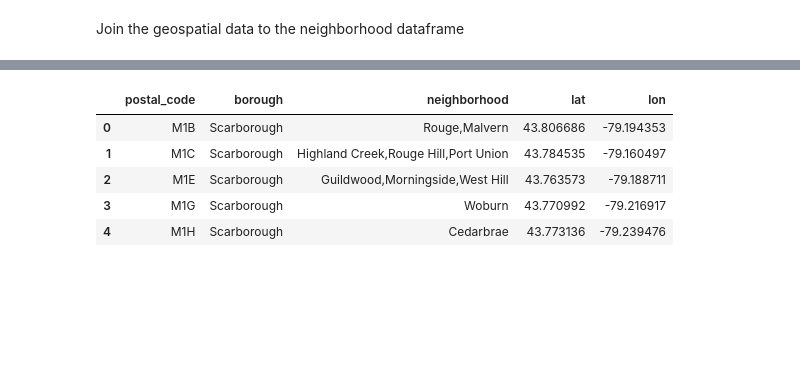
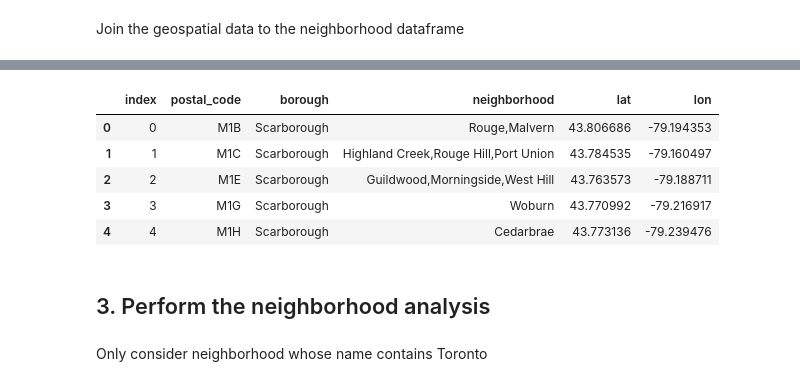
Before and after one commit to tungvs1486/coursera_capstone, a Jupyter notebook: Applied DS capstone - Week 2/Applied DS capstone - Week 2.ipynb, the cells around one changed output, grey strips where cells are left out. Drawn from its saved outputs; the diff is of its cells as text; code cells hidden in the pictures; blank space fills up the shorter version.

```diff
--- a/Applied DS capstone - Week 2/Applied DS capstone - Week 2.ipynb
+++ b/Applied DS capstone - Week 2/Applied DS capstone - Week 2.ipynb
@@ -25,6 +25,6 @@ for row in rows:
 Generate the dataframe
 # %%
 df = pd.DataFrame(data)
-df.columns = ['postcode', 'borough', 'neighborhood']
+df.columns = ['postal_code', 'borough', 'neighborhood']
 df.head()
 # %% [output]
@@ -77,6 +77,5 @@ df_2[df_2.postcode == 'M5A'].head()
 | 4 | M5A | Downtown Toronto | Harbourfront |
 | 5 | M5A | Downtown Toronto | Regent Park |
 # %%
-df_group = pd.DataFrame(df_2.groupby(['postcode', 'borough'])['neighborhood'].apply(lambda x: ','.join(x)))
-df_group.reset_index(inplace=True)
+df_group_neighborhood = pd.DataFrame(df_2.groupby(['postal_code', 'borough'])['neighborhood'].apply(lambda x: ','.join(x))).reset_index()
 # %%
@@ -129,7 +129,3 @@ df_geo.head()
 | 2 | M1E | 43.763573 | -79.188711 |
 | 3 | M1G | 43.770992 | -79.216917 |
 | 4 | M1H | 43.773136 | -79.239476 |
-# %%
-df_geo.columns = ['postal_code', 'lat', 'lon']
-df_geo.set_index(['postal_code'], inplace=True)
-df_geo.head()
@@ -161,9 +134,15 @@ df_3.reset_index(inplace=True)
+# %%
+df_group_neighborhood_latlon = df_group_neighborhood.merge(df_geo, on='postal_code', how='inner').reset_index()
 # %%
-df_3.head()
+df_group_neighborhood_latlon.head()
 # %% [output]
-|  | postal_code | borough | neighborhood | lat | lon |
-| 0 | M1B | Scarborough | Rouge,Malvern | 43.806686 | -79.194353 |
-| 1 | M1C | Scarborough | Highland Creek,Rouge Hill,Port Union | 43.784535 | -79.160497 |
-| 2 | M1E | Scarborough | Guildwood,Morningside,West Hill | 43.763573 | -79.188711 |
-| 3 | M1G | Scarborough | Woburn | 43.770992 | -79.216917 |
-| 4 | M1H | Scarborough | Cedarbrae | 43.773136 | -79.239476 |
+|  | index | postal_code | borough | neighborhood | lat | lon |
+| 0 | 0 | M1B | Scarborough | Rouge,Malvern | 43.806686 | -79.194353 |
+| 1 | 1 | M1C | Scarborough | Highland Creek,Rouge Hill,Port Union | 43.784535 | -79.160497 |
+| 2 | 2 | M1E | Scarborough | Guildwood,Morningside,West Hill | 43.763573 | -79.188711 |
+| 3 | 3 | M1G | Scarborough | Woburn | 43.770992 | -79.216917 |
+| 4 | 4 | M1H | Scarborough | Cedarbrae | 43.773136 | -79.239476 |
+# %% [markdown]
+<h2>3. Perform the neighborhood analysis</h2>
+# %% [markdown]
+Only consider neighborhood whose name contains Toronto
```
Also changed, not shown: parts of 49 cells of this notebook.
